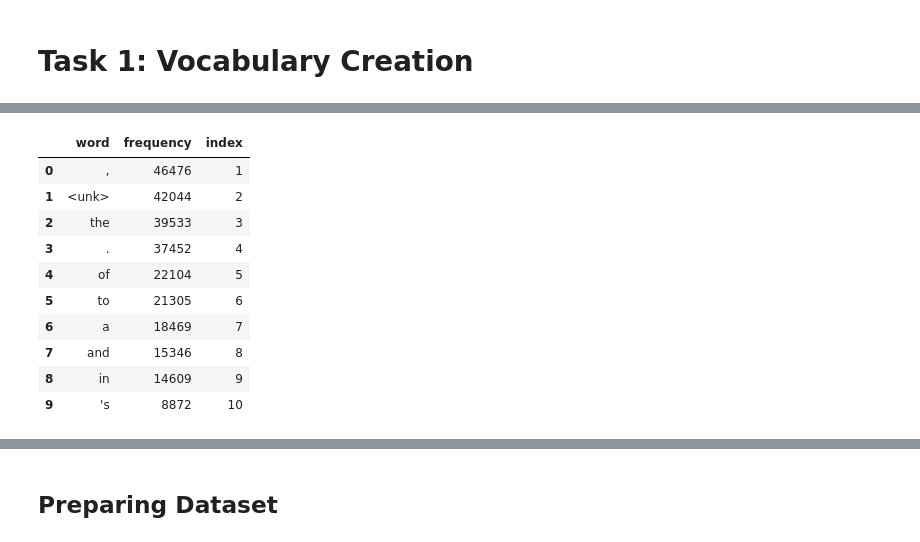
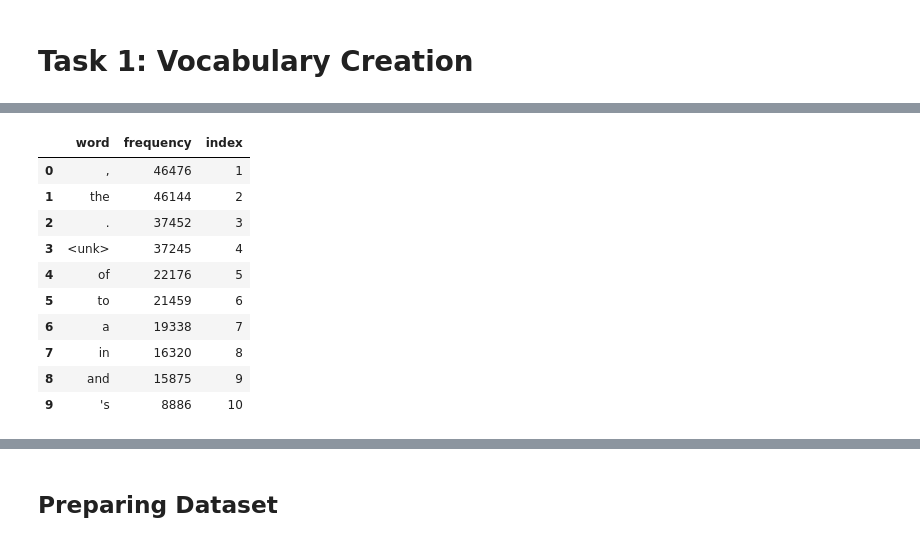
Before and after one commit to KayvanShah1/usc-csci544-applied-nlp-fall23, a Jupyter notebook: hw2/solution/CSCI544_HW2.ipynb, the cells around one changed output, grey strips where cells are left out. Cells and saved outputs as stored; diff of their text form; code cells hidden in the pictures.

```diff
--- a/hw2/solution/CSCI544_HW2.ipynb
+++ b/hw2/solution/CSCI544_HW2.ipynb
@@ -72,0 +83,27 @@ time: 0 ns (started: 2023-09-24 22:00:58 -07:00)
+# %%
+class WSJDataset:
+    def __init__(self, path):
+        self.path = path
+
+        self.data: pd.DataFrame = None
+        self.cols = WSJDatasetConfig.cols
+
+    def read_data(self):
+        self.data = pd.read_json(self.path)
+
+    def process_sentences(self):
+        self.data["sentence"] = self.data["sentence"].apply(
+            lambda sentence: ' '.join(sentence).lower().split()
+        )
+
+    def prepare_dataset(self):
+        self.read_data()
+        self.process_sentences()
+        return self.data
+
+    def get_sentences_with_pos_tags(self):
+        sentences_with_pos_tags = self.data.loc[:, ["sentence", "labels"]].apply(
+            lambda row: list(zip(row["sentence"], row["labels"])), axis=1
+        )
+        sentences_with_pos_tags = sentences_with_pos_tags.tolist()
+        return sentences_with_pos_tags
@@ -72,0 +112,4 @@ time: 0 ns (started: 2023-09-24 22:00:58 -07:00)
+# %%
+train_dataset = WSJDataset(path=WSJDatasetConfig.train_file_path)
+df_train = train_dataset.prepare_dataset()
+df_train.head()
@@ -171,18 +243,18 @@ time: 0 ns (started: 2023-09-25 01:09:21 -07:00)
 # %%
-df = pd.read_json(os.path.join(PathConfig.DATA_PATH, "train.json"))
-
-vocab_generator = VocabularyGenerator(threshold=3, unknown_token="<unk>", save=True)
-vocab_df = vocab_generator.generate_vocabulary(df, "sentence")
+vocab_generator = VocabularyGenerator(
+    threshold=3, unknown_token=VocabConfig.UNKNOWN_TOKEN, save=True
+)
+vocab_df = vocab_generator.generate_vocabulary(df_train, "sentence")
 vocab_df.head(10)
 # %% [output]
 |  | word | frequency | index |
 | 0 | , | 46476 | 1 |
-| 1 | <unk> | 42044 | 2 |
-| 2 | the | 39533 | 3 |
-| 3 | . | 37452 | 4 |
-| 4 | of | 22104 | 5 |
-| 5 | to | 21305 | 6 |
-| 6 | a | 18469 | 7 |
-| 7 | and | 15346 | 8 |
-| 8 | in | 14609 | 9 |
-| 9 | 's | 8872 | 10 |
+| 1 | the | 46144 | 2 |
+| 2 | . | 37452 | 3 |
+| 3 | <unk> | 37245 | 4 |
+| 4 | of | 22176 | 5 |
+| 5 | to | 21459 | 6 |
+| 6 | a | 19338 | 7 |
+| 7 | in | 16320 | 8 |
+| 8 | and | 15875 | 9 |
+| 9 | 's | 8886 | 10 |
```
Also changed, not shown: parts of 23 cells of this notebook, 2 other files.
